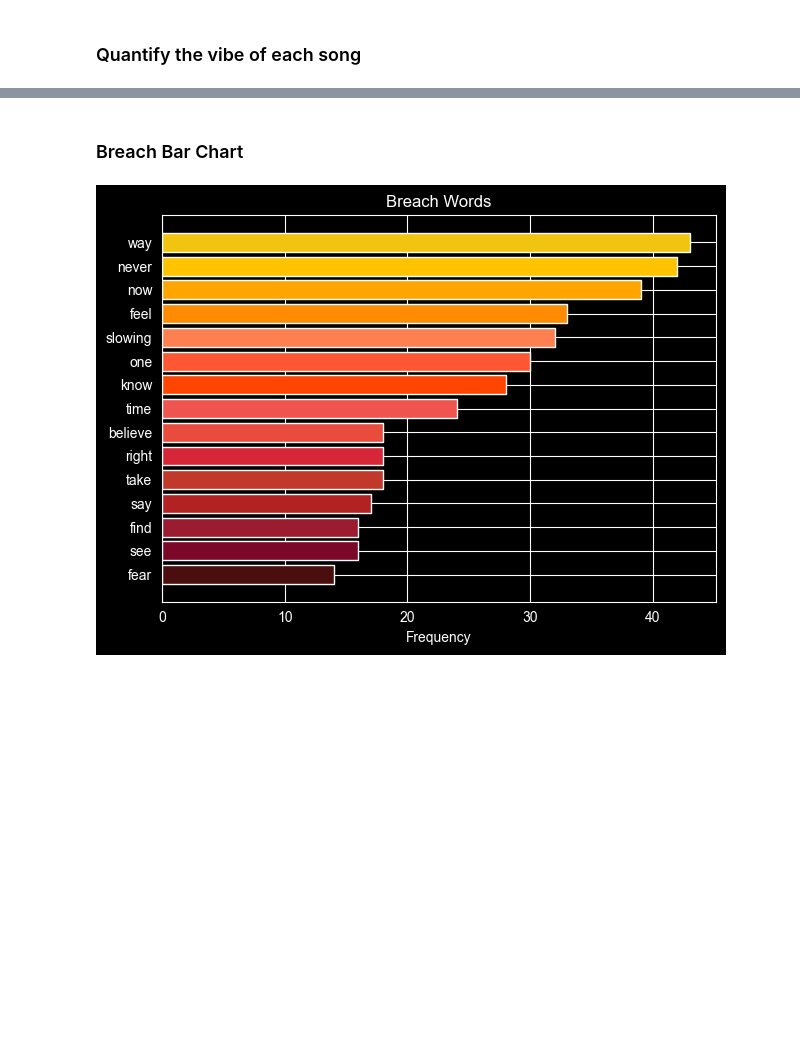
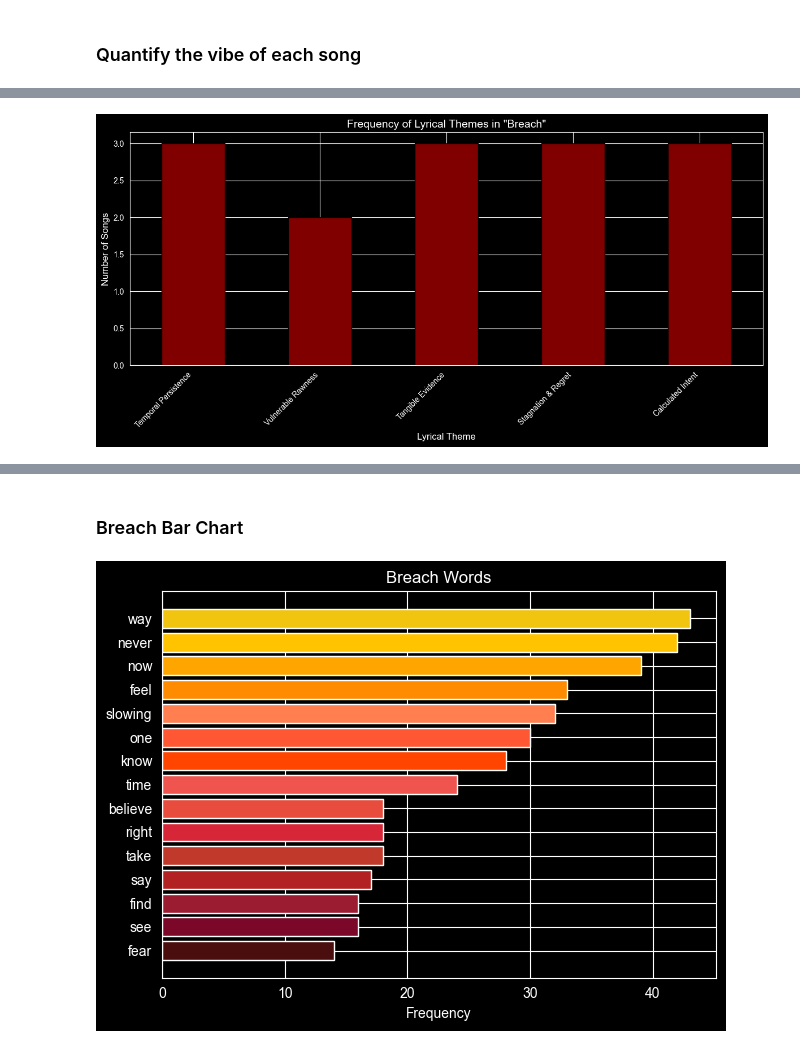
Before and after one commit to MeredithClikkie/torchbearerlab.github.io, a Jupyter notebook: BreachLyricsMood.ipynb, the cells around one changed output, grey strips where cells are left out. Saved outputs shown, nothing was run; the diff lists cells and outputs as text; code cells hidden in the pictures; blank space fills up the shorter version.

Commit message:
lyrics_list and viz

```diff
--- a/BreachLyricsMood.ipynb
+++ b/BreachLyricsMood.ipynb
@@ -936,7 +955,9 @@ def get_dominant_topic(ldamodel, corpus):
 df_topics = get_dominant_topic(lda_model, corpus)
 
 # 3. Combine with your song names (if you have them in a list)
-song_names = [City_Walls, RAWFEAR, Drum_Show, Garbage, The_Contract, Downstairs, Robot_Voices, Center_Mass, Cottonwood, One_Way, Days_Lie_Dormant, Tally, Intentions, Drag_Path] # Add all 14 names
+song_names = ["City Walls", "RAWFEAR", "Drum Show", "Garbage", "The Contract",
+    "Downstairs", "Robot Voices", "Center Mass", "Cottonwood",
+    "One Way", "Days Lie Dormant", "Tally", "Intentions", "Drag Path"] # Add all 14 names
 df_topics['Song_Name'] = song_names[:len(df_topics)]
 
 # Display the final table
@@ -961,0 +992,6 @@ print(df_topics[['Song_Name', 'Dominant_Topic', 'Topic_Perc_Contribution']])
+# %%
+# Create a new column for the descriptive label
+df_topics['Topic_Label'] = df_topics['Dominant_Topic'].map(topic_labels)
+
+# Displaying the final organized table
+print(df_topics[['Song_Name', 'Topic_Label', 'Topic_Perc_Contribution']])
@@ -961,0 +1016,32 @@ print(df_topics[['Song_Name', 'Dominant_Topic', 'Topic_Perc_Contribution']])
+# %%
+import matplotlib.pyplot as plt
+
+# 1. Ensure the mapping is applied (if not already done)
+topic_labels = {
+    0: "Temporal Persistence",
+    1: "Vulnerable Rawness",
+    2: "Tangible Evidence",
+    3: "Stagnation & Regret",
+    4: "Calculated Intent"
+}
+df_topics['Topic_Label'] = df_topics['Dominant_Topic'].map(topic_labels)
+
+# 2. Count the occurrences of each label
+# We use the list of values from our dictionary to keep the 0-4 order
+ordered_labels = [topic_labels[i] for i in range(5)]
+topic_counts = df_topics['Topic_Label'].value_counts().reindex(ordered_labels).fillna(0)
+
+# 3. Create the bar chart
+plt.figure(figsize=(12, 6))
+topic_counts.plot(kind='bar', color='maroon', edgecolor='black')
+
+plt.title('Frequency of Lyrical Themes in "Breach"', fontsize=14)
+plt.xlabel('Lyrical Theme', fontsize=12)
+plt.ylabel('Number of Songs', fontsize=12)
+
+# Set the x-ticks to your specific labels
+plt.xticks(rotation=45, ha='right')
+plt.tight_layout()
+plt.show()
+# %% [output]
+[figure, added]
```
Also changed, not shown: parts of 14 cells of this notebook, 6 other files.
